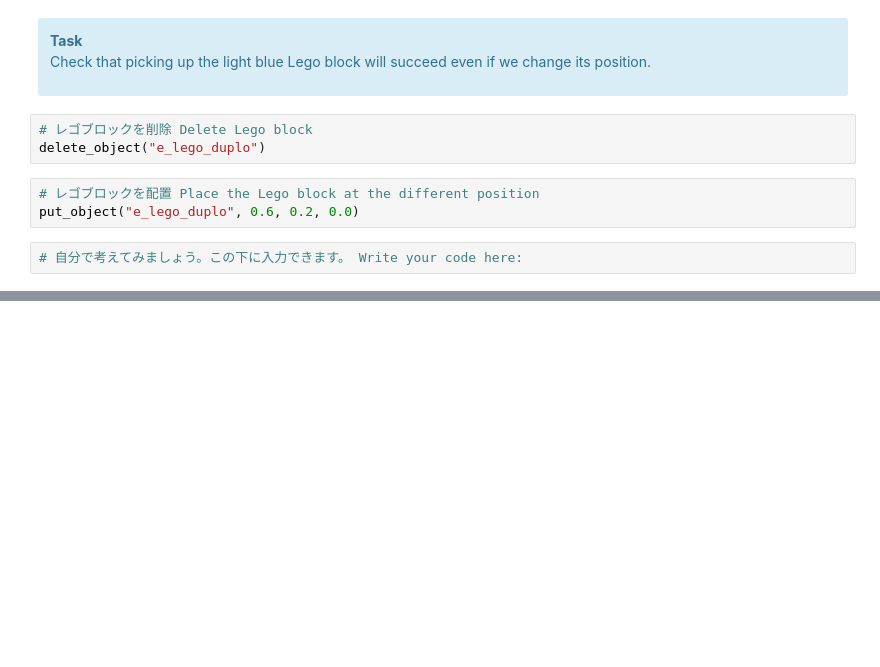
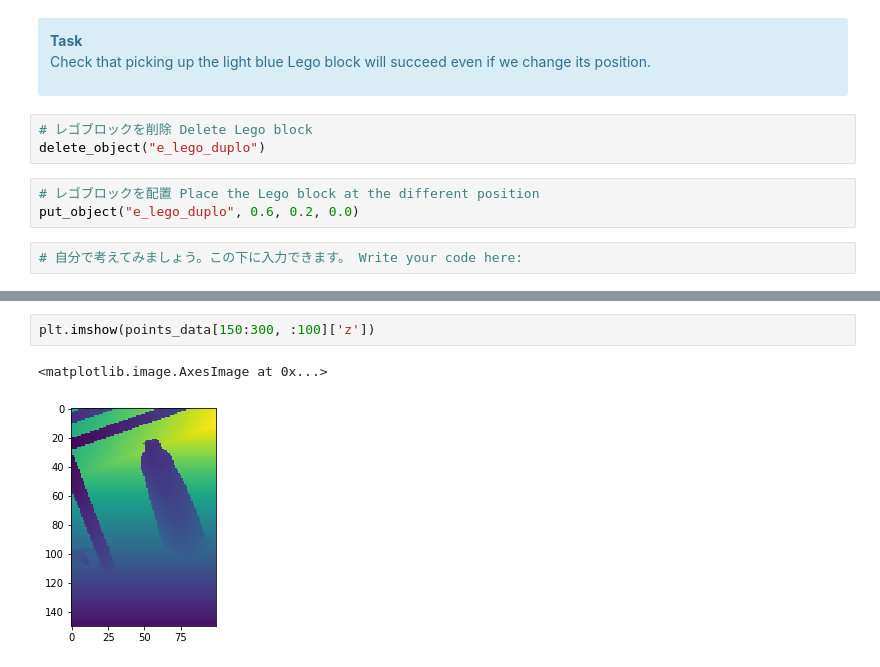
Before and after one commit to takeshi-pumas/takeshi_notebooks, a Jupyter notebook: notebooks/5_recognition_minimal_takeshi_edition.ipynb, the cells around one changed output, grey strips where cells are left out. Drawn from its saved outputs; the diff is of its cells as text; blank space fills up the shorter version.

```diff
--- a/notebooks/5_recognition_minimal_takeshi_edition.ipynb
+++ b/notebooks/5_recognition_minimal_takeshi_edition.ipynb
@@ -309,0 +339,5 @@ put_object("e_lego_duplo", 0.6, 0.2, 0.0)
+# %%
+plt.imshow(points_data[150:300, :100]['z'])
+# %% [output]
+<matplotlib.image.AxesImage at 0x...>
+[figure, added]
```
Also changed, not shown: parts of 10 cells of this notebook, 2 other files.
